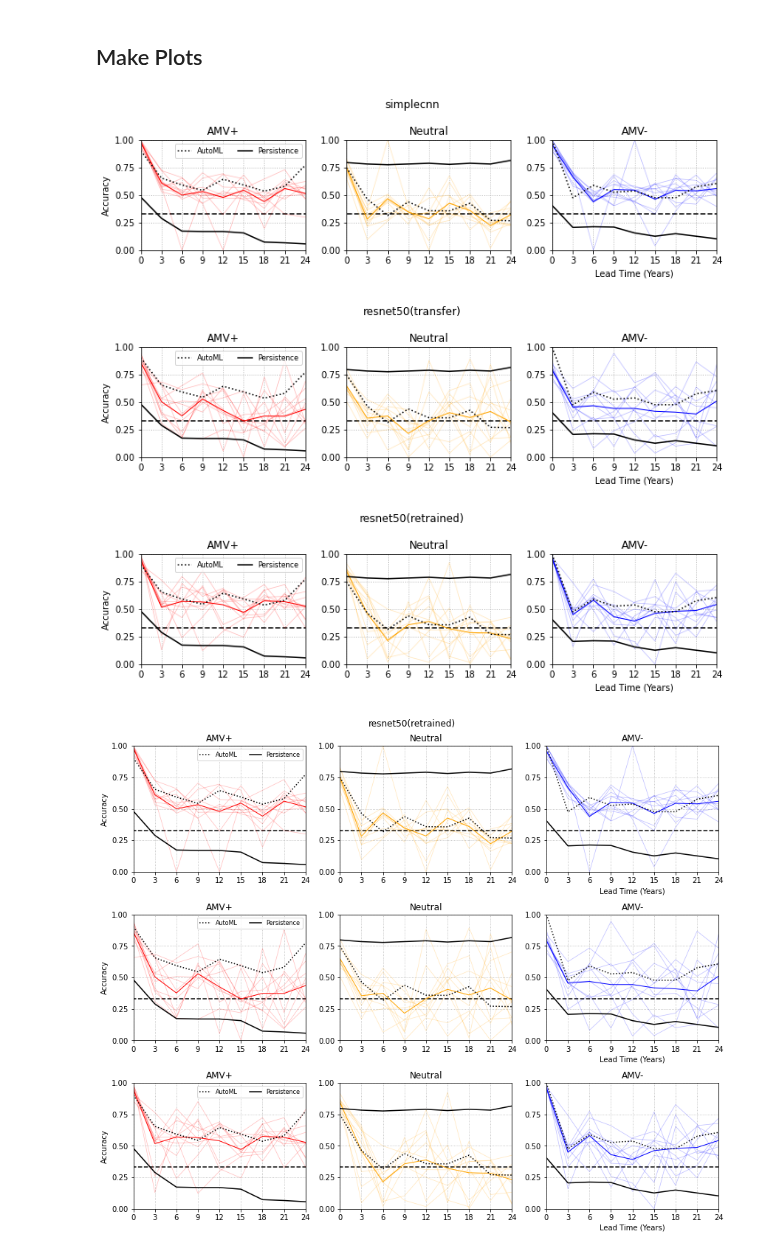
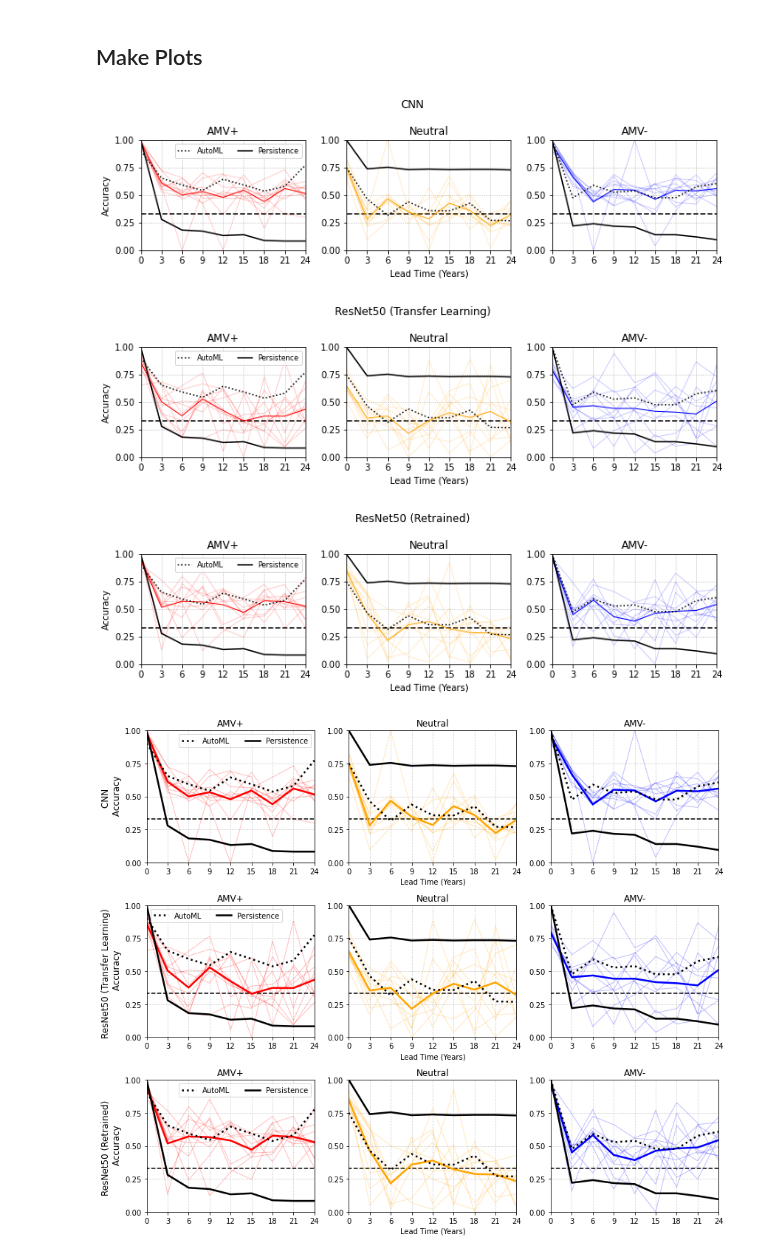
Before and after one commit to glennliu265/predict_amv, a Jupyter notebook: Analysis/viz_results_EMCL.ipynb, the cells around one changed output. Saved outputs shown, nothing was run; the diff lists cells and outputs as text; code cells hidden in the pictures.

Commit message:
Update result visualziation for ECML

```diff
--- a/Analysis/viz_results_EMCL.ipynb
+++ b/Analysis/viz_results_EMCL.ipynb
@@ -5,7 +20,7 @@ import os
 import glob
 # %%
 # Set Paths
-fpath      = "../Data/Metrics/"
+fpath      = "../data/Metrics/"
 outfigpath = "../../CESM_data/Figures/Classification/"
 
 # Settings+Names for labeling/plotting, Data is formatted as [Class1, Class2, Class3]
@@ -157,7 +172,8 @@ autodat.shape
 (25, 3)
 # %%
 # Load data from persistence baseline
-fnp = "leadtime_testing_ALL_AMVClass3_PersistenceBaseline_1before_nens40_maxlead24_detrend0_noise0_nsample300_ALL.npz"
+#fnp = "leadtime_testing_ALL_AMVClass3_PersistenceBaseline_1before_nens40_maxlead24_detrend0_noise0_nsample400_ALL_nsamples1.npz"
+fnp="leadtime_testing_ALL_AMVClass3_PersistenceBaseline_1before_nens40_maxlead24_detrend0_noise0_nsample400_limitsamples1_ALL_nsamples1.npz"
 
 ldp = np.load(fpath+fnp,allow_pickle=True)#.f#.arr_0
 
@@ -179,7 +195,9 @@ Text(0.5, 1.0, 'Persistence Baseline')
 # Plot Accuracy vs Leadtime for each class, separate row for each model
 
 classcol = ['r','orange','b']
+classnamelong = ["CNN","ResNet50 (Transfer Learning)","ResNet50 (Retrained)"]
 vertical = False # Set to True to plot the same model in each column
+
 if vertical:
     for i in range(3): # Looping for each model type
 
@@ -203,7 +221,7 @@ if vertical:
             ax.plot(leads,classacc[i,:,:,c].mean(0),color=classcol[c],alpha=1,lw=1)
             ax.hlines([0.33],xmin=-1,xmax=25,ls="dashed",color='k')
         plt.tight_layout()
-        plt.savefig("%sAccbyClass_Leadtime_%s_vertical.png"% (outfigpath,expnames[i]),dpi=200)
+        plt.savefig("%sAccbyClass_Leadtime_%s_vertical_update.png"% (outfigpath,expnames[i]),dpi=200)
 else:
     for i in range(3): # Looping for each model type
 
@@ -213,7 +231,7 @@ else:
 
             if c == 0:
                 ax.set_ylabel("Accuracy")
-            if c == 2:
+            if c == 1:
                 ax.set_xlabel("Lead Time (Years)")
 
             ax.grid(True,ls='dotted')
@@ -233,53 +251,54 @@ else:
             ax.set_ylim([0,1])
             if c == 0:
                 ax.legend(fontsize=8,ncol=3)
-        plt.suptitle(expnames[i])
+        plt.suptitle(classnamelong[i])
         plt.tight_layout()
-        plt.savefig("%sAccbyClass_Leadtime_%s_vertical.png"% (outfigpath,expnames[i]),dpi=200)
+        plt.savefig("%sAccbyClass_Leadtime_%s_vertical_update.png"% (outfigpath,expnames[i]),dpi=200)
 # %% [output]
-[figure, old version]
+[figure, new version]
-[figure, old version]
+[figure, new version]
-[figure, old version]
+[figure, new version]
 # %%
 # Plot Accuracy vs Leadtime for each Predictor
 
 classcol = ['r','orange','b']
 
 fig,axsall = plt.subplots(3,3,figsize=(12,10))
 
+lwall = 2.5
 for i in range(3): # Looping for each model type
 
     axs = axsall[i,:]
     for c in range(3):
         ax = axs[c]
 
         if c == 0:
-            ax.set_ylabel("Accuracy")
-        if c == 2:
+            ax.set_ylabel("%s \n Accuracy"%classnamelong[i],fontsize=12)
+        if c == 1:
             ax.set_xlabel("Lead Time (Years)")
 
         ax.grid(True,ls='dotted')
         ax.set_xticks(leads)
         ax.set_yticks(np.arange(0,1.25,.25))
         ax.set_xlim(0,24)
-        ax.set_title("%s" %(classes[c]))
+        ax.set_title("%s" %(classes[c]),fontsize=12)
 
         for r in range(10):
-            ax.plot(leads,classacc[i,r,:,c],label="",color=classcol[c],alpha=0.25,lw=0.75)
-        ax.plot(leads,classacc[i,:,:,c].mean(0),color=classcol[c],alpha=1,lw=1)
+            ax.plot(leads,classacc[i,r,:,c],label="",color=classcol[c],alpha=0.25,lw=1)
+        ax.plot(leads,classacc[i,:,:,c].mean(0),color=classcol[c],alpha=1,lw=lwall)
         #ax.plot(np.arange(0,25,1),autodat[:,c],color='k',ls='dotted',label="AutoML")
-        ax.plot(leads,autodat[::3,c],color='k',ls='dotted',label="AutoML")
-        ax.plot(leads,persaccclass[:,c],color='k',label="Persistence")
+        ax.plot(leads,autodat[::3,c],color='k',ls='dotted',label="AutoML",lw=lwall)
+        ax.plot(leads,persaccclass[:,c],color='k',label="Persistence",lw=lwall)
 
         ax.hlines([0.33],xmin=-1,xmax=25,ls="dashed",color='k')
         ax.set_ylim([0,1])
         if c == 0:
-            ax.legend(fontsize=8,ncol=3)
-    plt.suptitle(expnames[i])
+            ax.legend(fontsize=10,ncol=3)
+    #plt.suptitle(expnames[i])
     plt.tight_layout()
-#plt.savefig("%sAccbyClass_Leadtime_%s_vertical.png"% (outfigpath,expnames[i]),dpi=200)
+plt.savefig("%sFig04_AccbyClass_Leadtime_Horizontal.png"% (outfigpath),dpi=150)
 # %% [output]
-[figure, old version]
+[figure, new version]
 # %%
 # Plot total accuracy by lead time for each of the 10 runs, comparing each model
 
```
Also changed, not shown: parts of 3 cells of this notebook.
